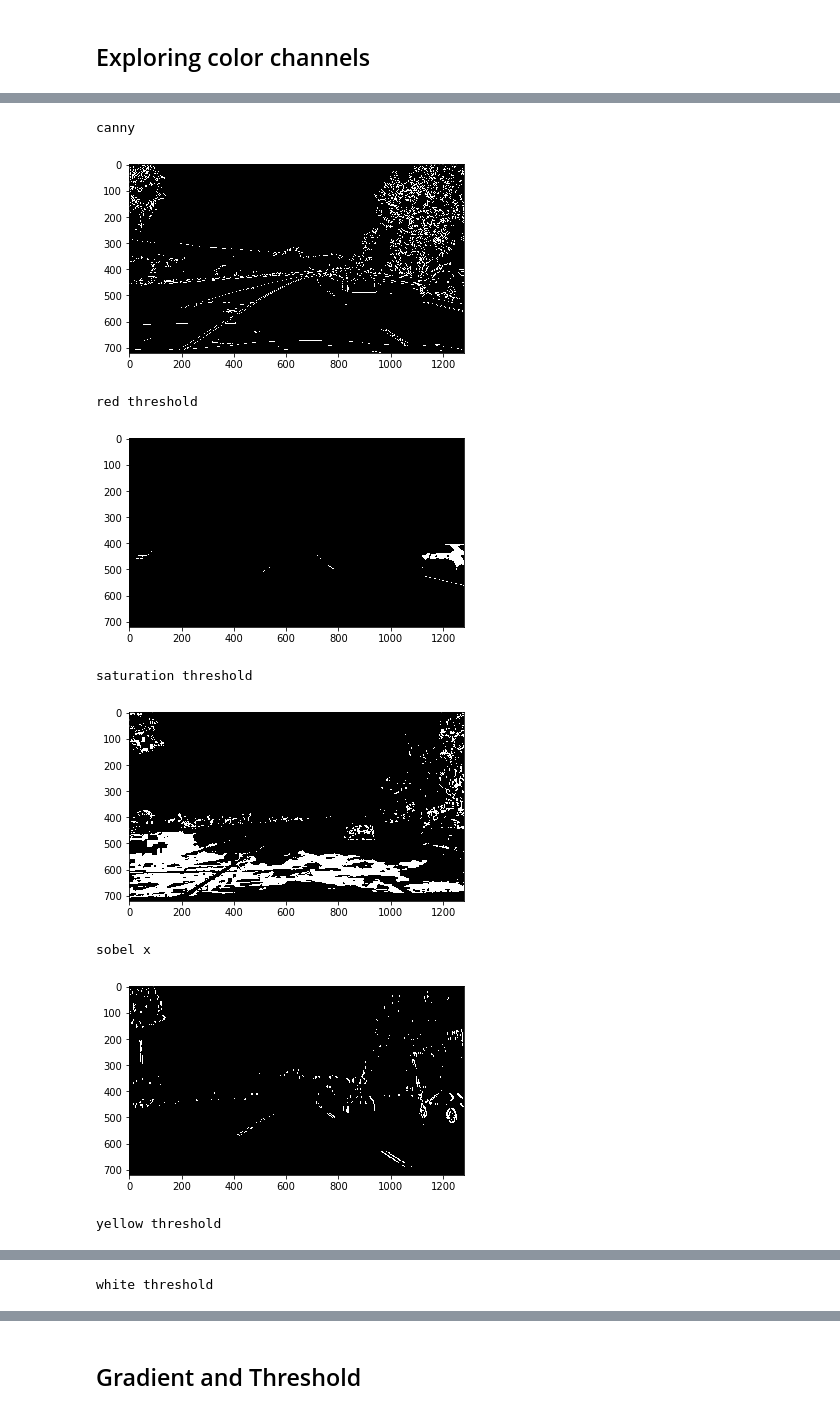
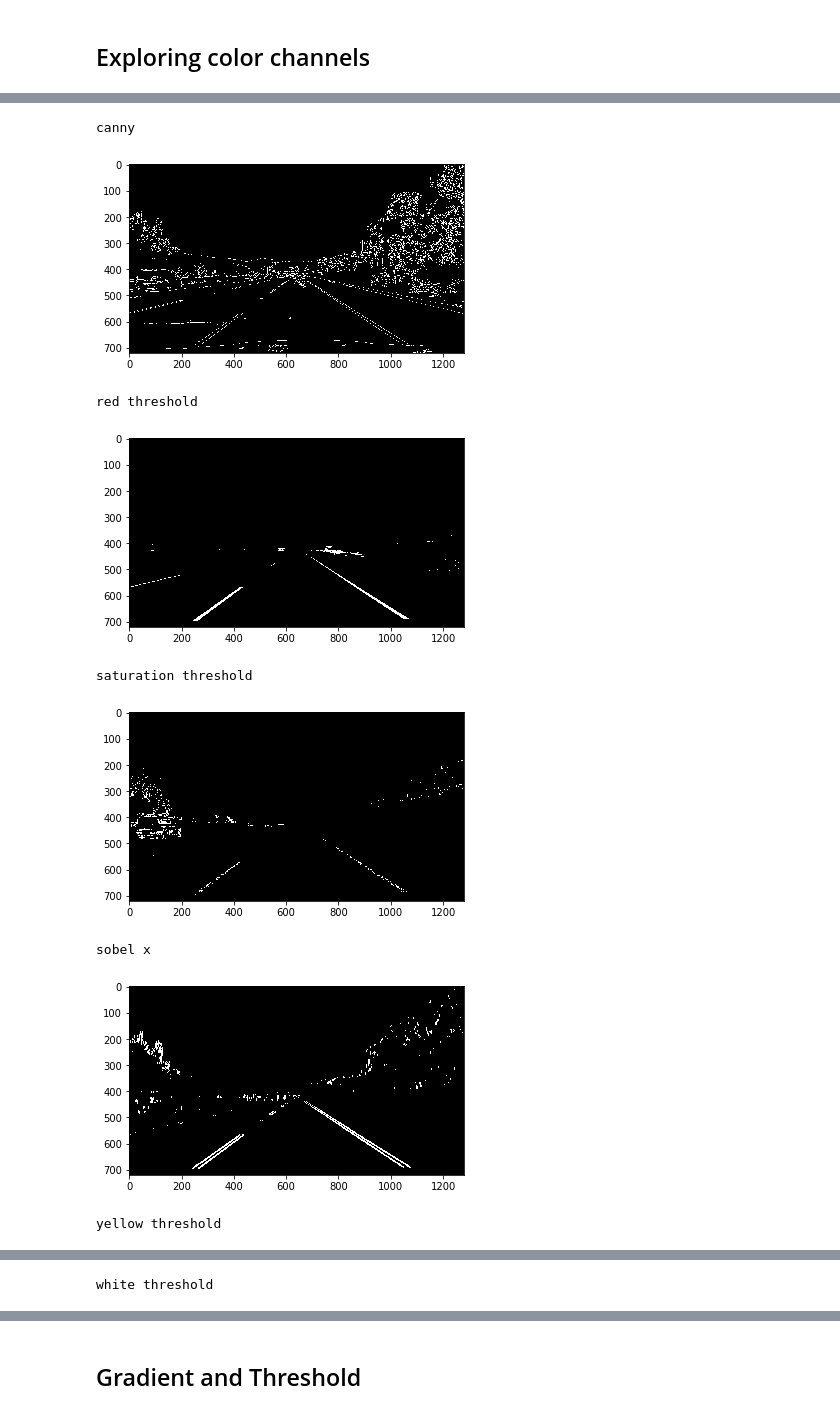
Before and after one commit to pavelsimo/CarND-Advanced-Lane-Lines, a Jupyter notebook: Advanced_Lane_Lines.ipynb, the cells around one changed output, grey strips where cells are left out. Cells and saved outputs as stored; diff of their text form; code cells hidden in the pictures.

```diff
--- a/Advanced_Lane_Lines.ipynb
+++ b/Advanced_Lane_Lines.ipynb
@@ -9,7 +9,7 @@ from cv import *
 ## Calibration and image distortion
 # %%
 #img = cv2.imread('test_images/straight_lines2.jpg')
-img = cv2.imread('test_images/x-test1.png')
+img = cv2.imread('test_images/x-test4.png')
 img = cv2.cvtColor(img, cv2.COLOR_BGR2RGB)
 objpoints, imgpoints = load_calibration_parameters(6, 9)
 img_undistort = undistort(img, objpoints, imgpoints)
@@ -118,37 +118,37 @@ plt.show()
 print('saturation threshold')
 test_img2 = channel_threshold(cv2.cvtColor(img_undistort, cv2.COLOR_RGB2HLS), channel=2, thresh=(240, 255))
 plt.imshow(test_img2, cmap='gray')
 plt.show()
 
 # sobel-x
 print('sobel x')
 test_img3 = mag_thresh(img_undistort, sobel_kernel=21, thresh=(0, 60))
 plt.imshow(test_img3, cmap='gray')
 plt.show()
 
 # yellow threshold
 print('yellow threshold')
 test_img4 = channel_threshold(cv2.cvtColor(img_undistort, cv2.COLOR_RGB2HSV), channel=0, thresh=(20, 30))
 plt.imshow(test_img4, cmap='gray')
 plt.show()
 
 # white threshold
 print('white threshold')
-test_img5 = white_threshold(img_undistort, thresh=(200, 255))
+test_img5 = white_threshold(img_undistort, thresh=(190, 255))
 plt.imshow(test_img5, cmap='gray')
 plt.show()
 
 # composition
 test_img6 = combine_threshold(test_img1, test_img3)
 test_img6 = combine_threshold(test_img6, test_img4)
 test_img6 = combine_threshold(test_img6, test_img5)
 # %% [output]
 canny
-[figure, old version]
+[figure, new version]
 red threshold
-[figure, old version]
+[figure, new version]
 saturation threshold
-[figure, old version]
+[figure, new version]
 sobel x
-[figure, old version]
+[figure, new version]
 yellow threshold
```
Also changed, not shown: parts of 10 cells of this notebook, 2 other files.
